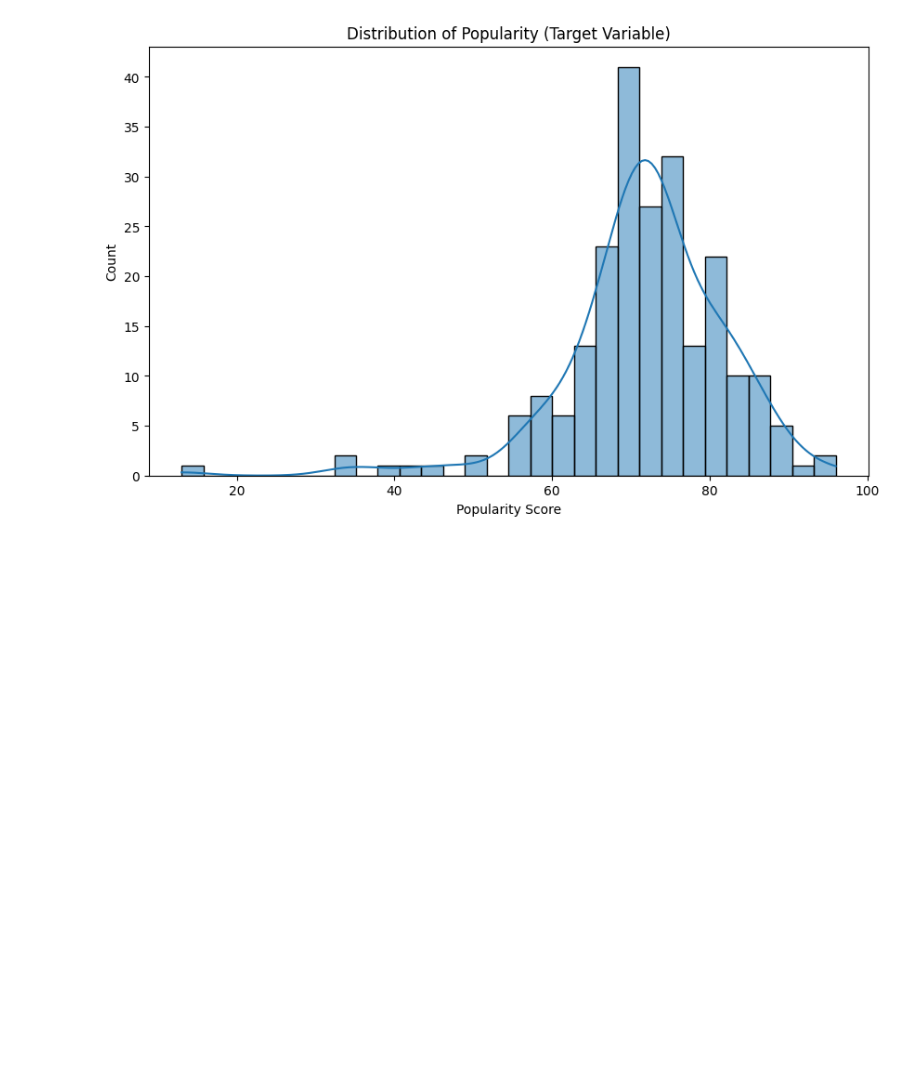
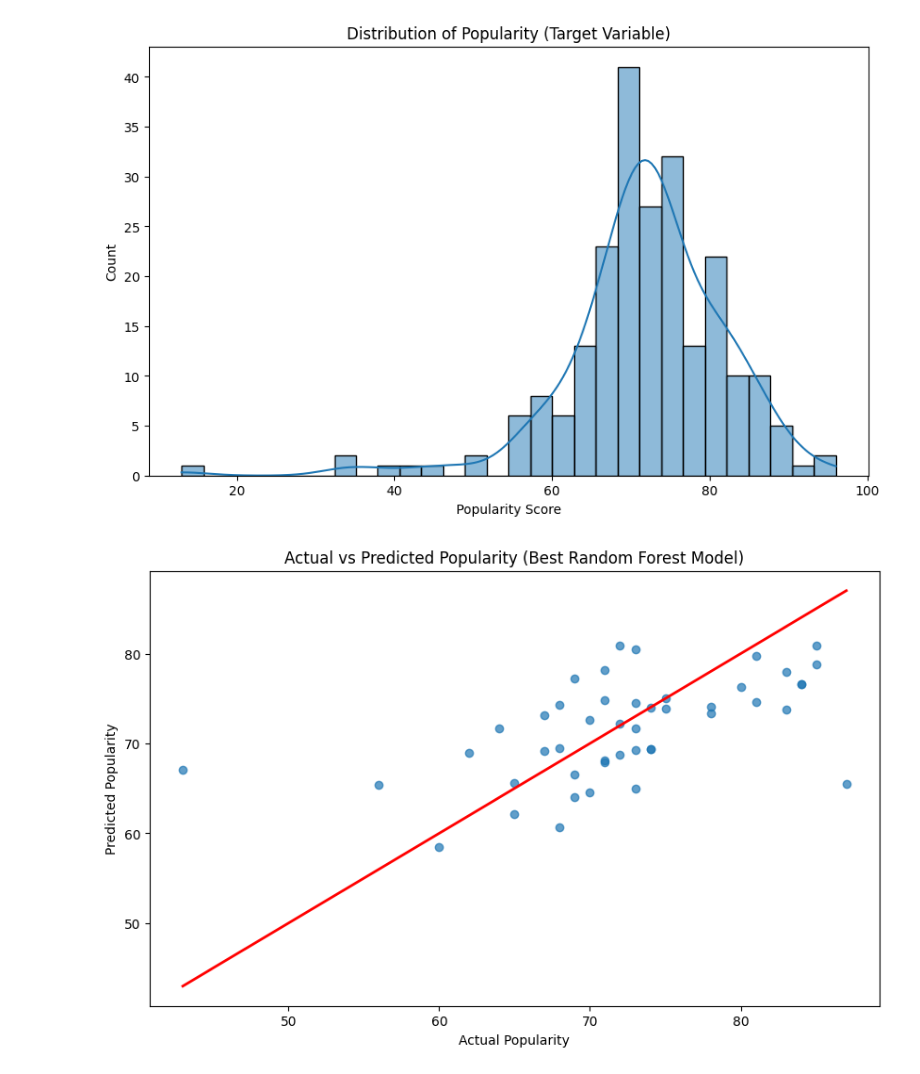
Before and after one commit to LukeOpany/music_popularity, a Jupyter notebook: music.ipynb, the cells around one changed output. Drawn from its saved outputs; the diff is of its cells as text; code cells hidden in the pictures; blank space fills up the shorter version.

```diff
--- a/music.ipynb
+++ b/music.ipynb
@@ -193,0 +202,8 @@ plt.show()
+# %%
+X = df[features]
+y = df['Popularity']
+X_train, X_test, y_train, y_test = train_test_split(X, y, test_size=0.2, random_state=42)
+# %%
+scaler = StandardScaler()
+X_train_scaled = scaler.fit_transform(X_train)
+X_test_scaled = scaler.transform(X_test)
@@ -193,0 +214,30 @@ plt.show()
+# %%
+param_grid = {
+    'n_estimators': [50, 100, 200],
+    'max_features': ['auto', 'sqrt', 'log2'],
+    'max_depth': [10, 20, 30, None],
+    'min_samples_split': [2, 5, 10],
+    'min_samples_leaf': [1, 2, 4]
+}
+# %%
+grid_search_rf = GridSearchCV(RandomForestRegressor(random_state=42), param_grid, refit=True, verbose=2, cv=5)
+
+grid_search_rf.fit(X_train_scaled, y_train)
+
+best_params_rf = grid_search_rf.best_params_
+
+best_rf_model = grid_search_rf.best_estimator_
+
+y_pred_best_rf = best_rf_model.predict(X_test_scaled)
+# %%
+y_pred_best_rf = best_rf_model.predict(X_test_scaled)
+
+plt.figure(figsize=(10, 6))
+plt.scatter(y_test, y_pred_best_rf, alpha=0.7)
+plt.plot([min(y_test), max(y_test)], [min(y_test), max(y_test)], color='red', linewidth=2)
+plt.xlabel('Actual Popularity')
+plt.ylabel('Predicted Popularity')
+plt.title('Actual vs Predicted Popularity (Best Random Forest Model)')
+plt.show()
+# %% [output]
+[figure, added]
```
Also changed, not shown: parts of 4 cells of this notebook, 2 other files.
